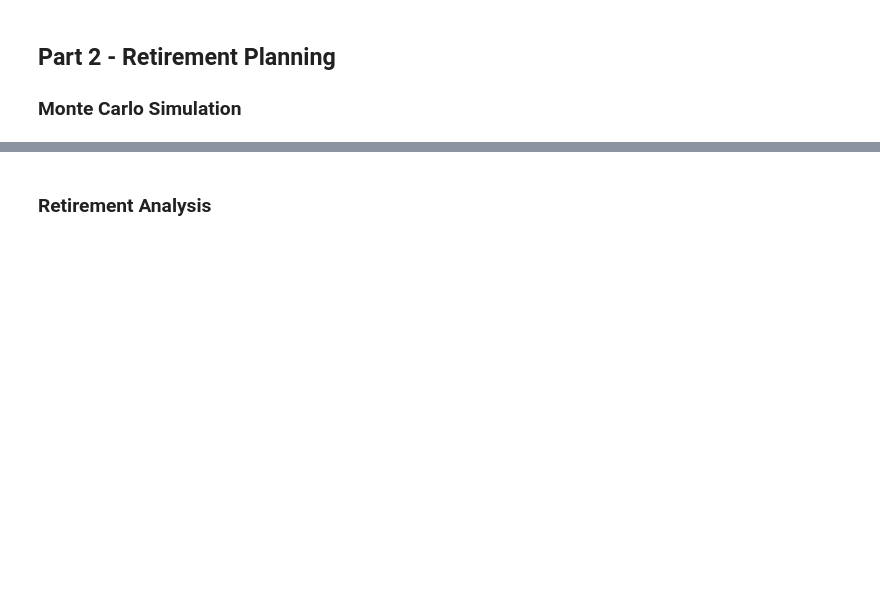
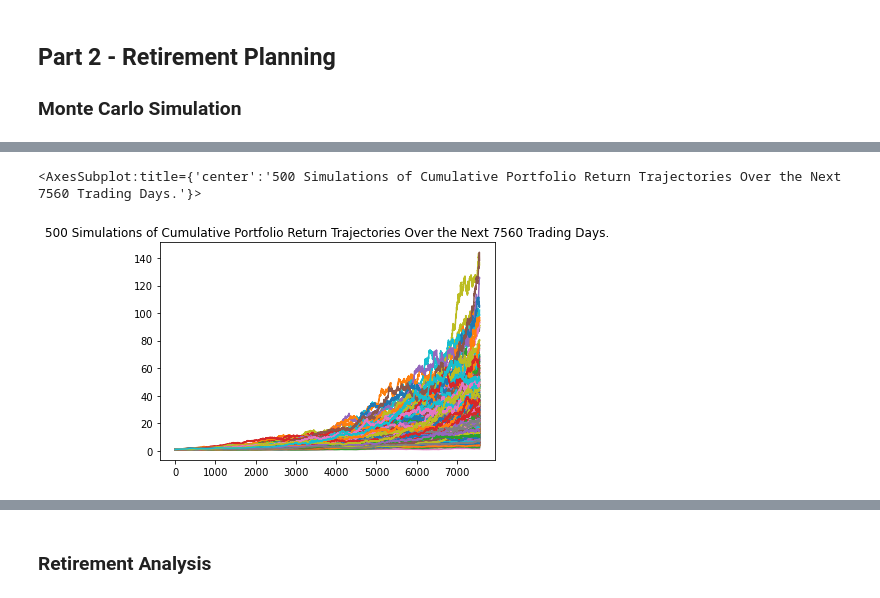
Before and after one commit to apfreeman/Unit-5-Financial-Planning, a Jupyter notebook: Starter_Code/financial-planner.ipynb, the cells around one changed output, grey strips where cells are left out. Cells and saved outputs as stored; diff of their text form; code cells hidden in the pictures; blank space fills up the shorter version.

Commit message:
ver 0.4 - Draft(Retirement Planning, Monte Carlo Sim)

```diff
--- a/Starter_Code/financial-planner.ipynb
+++ b/Starter_Code/financial-planner.ipynb
@@ -178,12 +184,22 @@ Congratulations you have more than enough money in your investments in case of a
 # %%
 # Set start and end dates of five years back from today.
 # Sample results may vary from the solution based on the time frame chosen
-start_date = pd.Timestamp('2016-05-01', tz='America/New_York').isoformat()
-end_date = pd.Timestamp('2021-05-01', tz='America/New_York').isoformat()
+start_date = pd.Timestamp('2016-12-07', tz='America/New_York').isoformat()
+end_date = pd.Timestamp('2021-12-07', tz='America/New_York').isoformat()
 # %%
 # Get 5 years' worth of historical data for SPY and AGG
+
+# Set timeframe to '1D' for Alpaca API
+timeframe = "1D"
+
+# Get current closing prices for SPY and AGG
 # (use a limit=1000 parameter to call the most recent 1000 days of data)
-# YOUR CODE HERE!
+df_stock_data = api.get_barset(
+    tickers,
+    timeframe,
+    start=start_date,
+    end=end_date, limit=1000
+).df
 
 # Display sample data
 df_stock_data.head()
@@ -189,0 +215,8 @@ df_stock_data.head()
+# %%
+# Configuring a Monte Carlo simulation to forecast 30 years cumulative returns
+MC_40AGG_60SPY_dist = MCSimulation(
+    portfolio_data = df_stock_data,
+    weights = [0.4,0.6],
+    num_simulation = 500,
+    num_trading_days = 252*30
+)
@@ -199,5 +280,8 @@ df_stock_data.head()
 # %%
 # Plot simulation outcomes
-# YOUR CODE HERE!
+MC_40AGG_60SPY_dist.plot_simulation()
+# %% [output]
+<AxesSubplot:title={'center':'500 Simulations of Cumulative Portfolio Return Trajectories Over the Next 7560 Trading Days.'}>
+[figure, added]
 # %%
 # Plot probability distribution and confidence intervals
```
Also changed, not shown: parts of 7 cells of this notebook.
